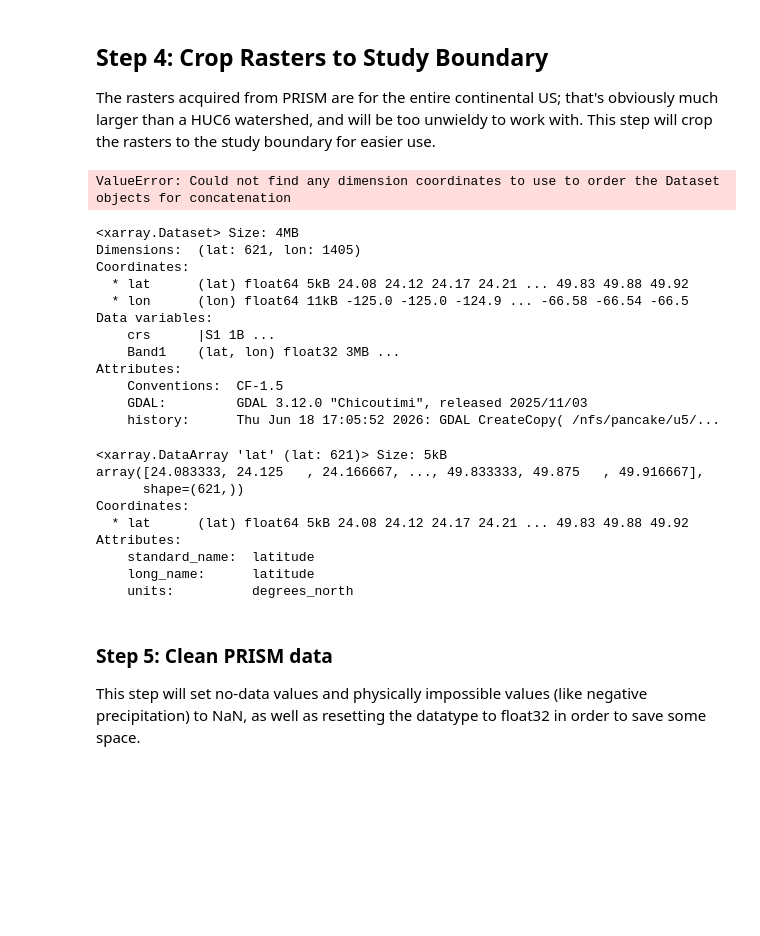
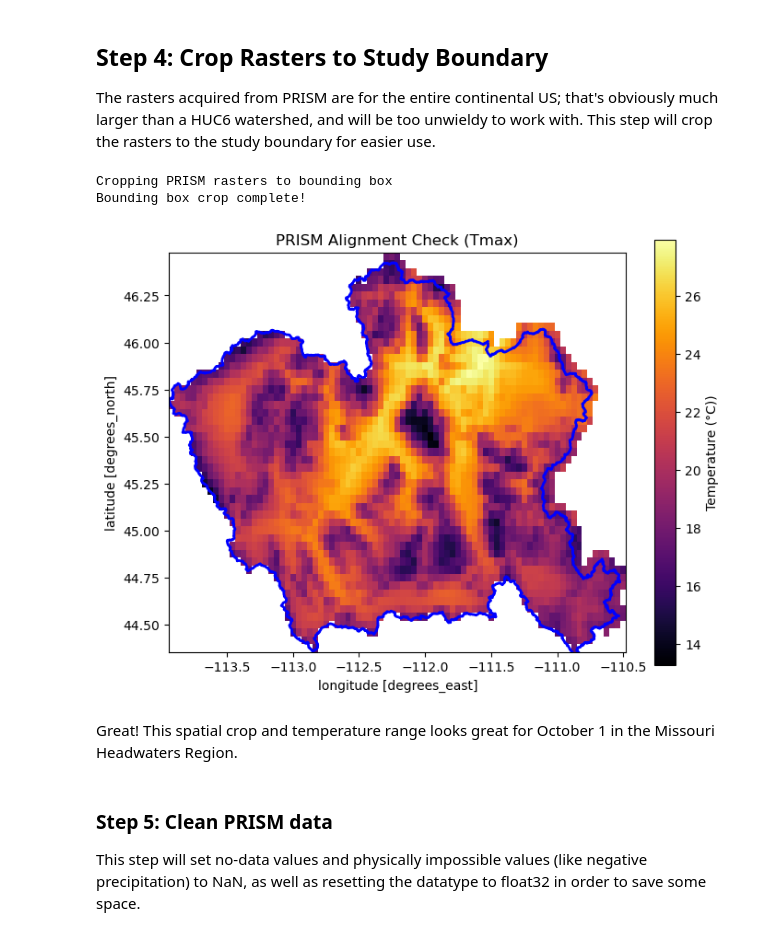
Before and after one commit to rainihelmstadter/snow-drought-modeling, a Jupyter notebook: code/02-prism-download.ipynb, the cells around one changed output. Saved outputs shown, nothing was run; the diff lists cells and outputs as text; code cells hidden in the pictures; blank space fills up the shorter version.

```diff
--- a/code/02-prism-download.ipynb
+++ b/code/02-prism-download.ipynb
@@ -258,37 +260,30 @@ mhw_gdf = gpd.read_parquet(mhw_path)
 mhw_train_gdf = gpd.read_parquet(mhw_train_path)
 # %%
 # use crop_prism_rasters from src to crop using the mhw_gdf
-prism_mhw_train_raw = prism.crop_prism_rasters(prism_rast_path, mhw_train_gdf)
+prism_mhw_train_raw_ds = prism.crop_prism_rasters(prism_rast_path, mhw_train_gdf)
 # %% [output]
-ValueError: Could not find any dimension coordinates to use to order the Dataset objects for concatenation
+Cropping PRISM rasters to bounding box
+Bounding box crop complete!
-# %%
-test_nc = xr.open_dataset(f'{dnld_dir}/prism_ppt_us_25m_19901001.nc')
-test_nc
-# %% [output]
-<xarray.Dataset> Size: 4MB
-Dimensions:  (lat: 621, lon: 1405)
-Coordinates:
-  * lat      (lat) float64 5kB 24.08 24.12 24.17 24.21 ... 49.83 49.88 49.92
-  * lon      (lon) float64 11kB -125.0 -125.0 -124.9 ... -66.58 -66.54 -66.5
-Data variables:
-    crs      |S1 1B ...
-    Band1    (lat, lon) float32 3MB ...
-Attributes:
-    Conventions:  CF-1.5
-    GDAL:         GDAL 3.12.0 "Chicoutimi", released 2025/11/03
-    history:      Thu Jun 18 17:05:52 2026: GDAL CreateCopy( /nfs/pancake/u5/...
-# %%
-test_nc.lat
-# %% [output]
-<xarray.DataArray 'lat' (lat: 621)> Size: 5kB
-array([24.083333, 24.125   , 24.166667, ..., 49.833333, 49.875   , 49.916667],
-      shape=(621,))
-Coordinates:
-  * lat      (lat) float64 5kB 24.08 24.12 24.17 24.21 ... 49.83 49.88 49.92
-Attributes:
-    standard_name:  latitude
-    long_name:      latitude
-    units:          degrees_north
+# %%
+# visualize to check data
+
+# set up plot
+fig, ax = plt.subplots(figsize=(8,6))
+
+# plot first timestep of prism data
+prism_mhw_train_raw_ds['tmax'].isel(time=0).plot(
+    ax=ax,
+    cmap='inferno',
+    cbar_kwargs = {'label': 'Temperature (°C))'})
+
+# overlay MHW boundary
+mhw_gdf.plot(ax=ax, facecolor = 'none', edgecolor = 'blue', linewidth= 2)
+plt.title('PRISM Alignment Check (Tmax)')
+plt.show()
+# %% [output]
+[figure, added]
+# %% [markdown]
+Great! This spatial crop and temperature range looks great for October 1 in the Missouri Headwaters Region.
 # %% [markdown]
 ### Step 5: Clean PRISM data
 
```
Also changed, not shown: parts of 3 cells of this notebook, 3 other files.
